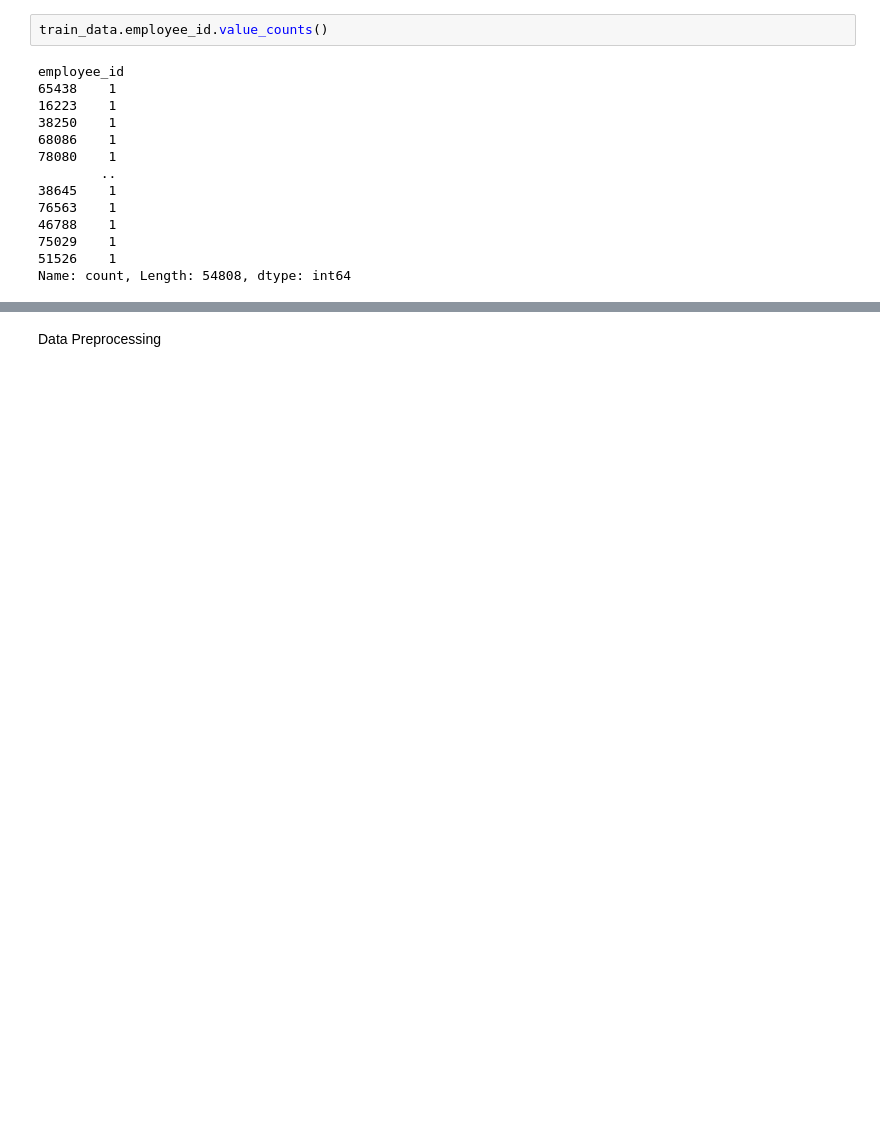
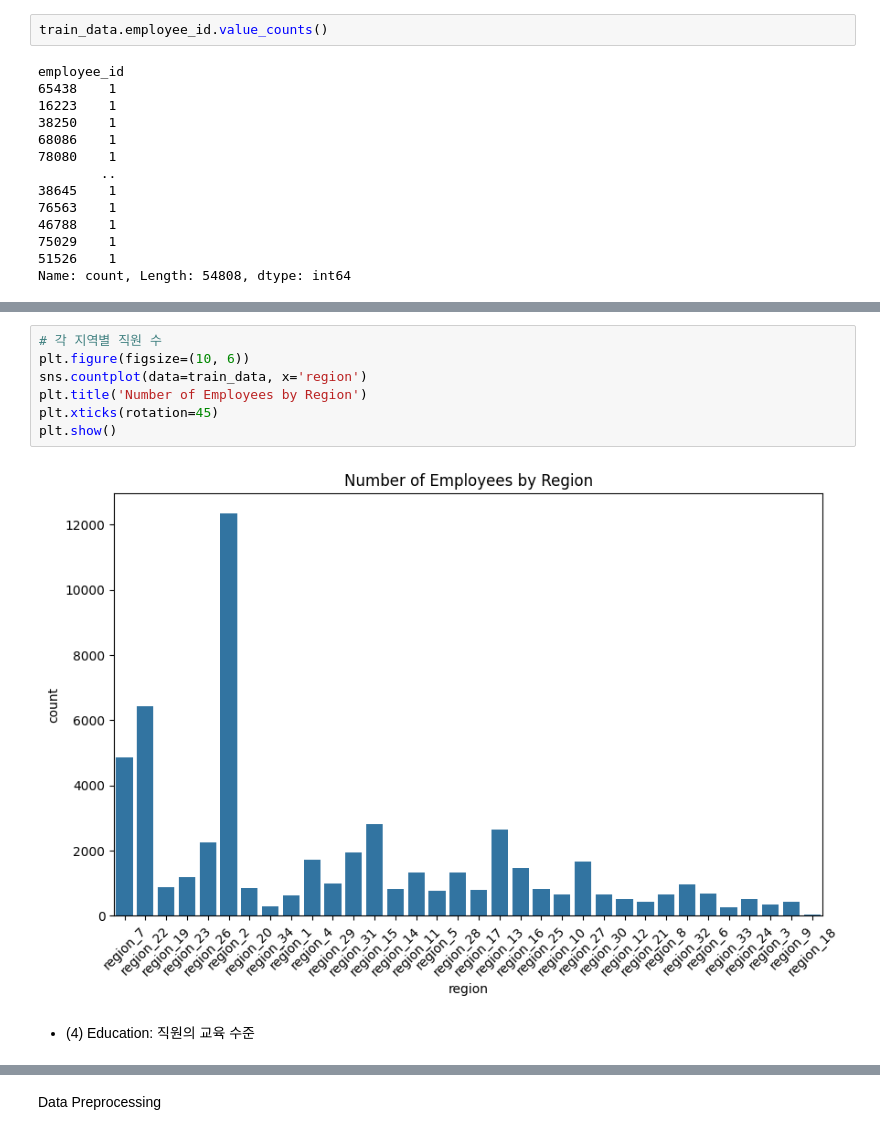
Before and after one commit to Myeongjuuu/Machine-DeepLearning-with-Kaggle, a Jupyter notebook: Projects/HR Analytics/HR_Analytics.ipynb, the cells around one changed output, grey strips where cells are left out. Saved outputs shown, nothing was run; the diff lists cells and outputs as text; blank space fills up the shorter version.

```diff
--- a/Projects/HR Analytics/HR_Analytics.ipynb
+++ b/Projects/HR Analytics/HR_Analytics.ipynb
@@ -226,0 +199,11 @@ plt.show()
+# %%
+# 각 지역별 직원 수
+plt.figure(figsize=(10, 6))
+sns.countplot(data=train_data, x='region')
+plt.title('Number of Employees by Region')
+plt.xticks(rotation=45)
+plt.show()
+# %% [output]
+[figure, added]
+# %% [markdown]
+- (4) Education: 직원의 교육 수준
```
Also changed, not shown: parts of 203 cells of this notebook.
